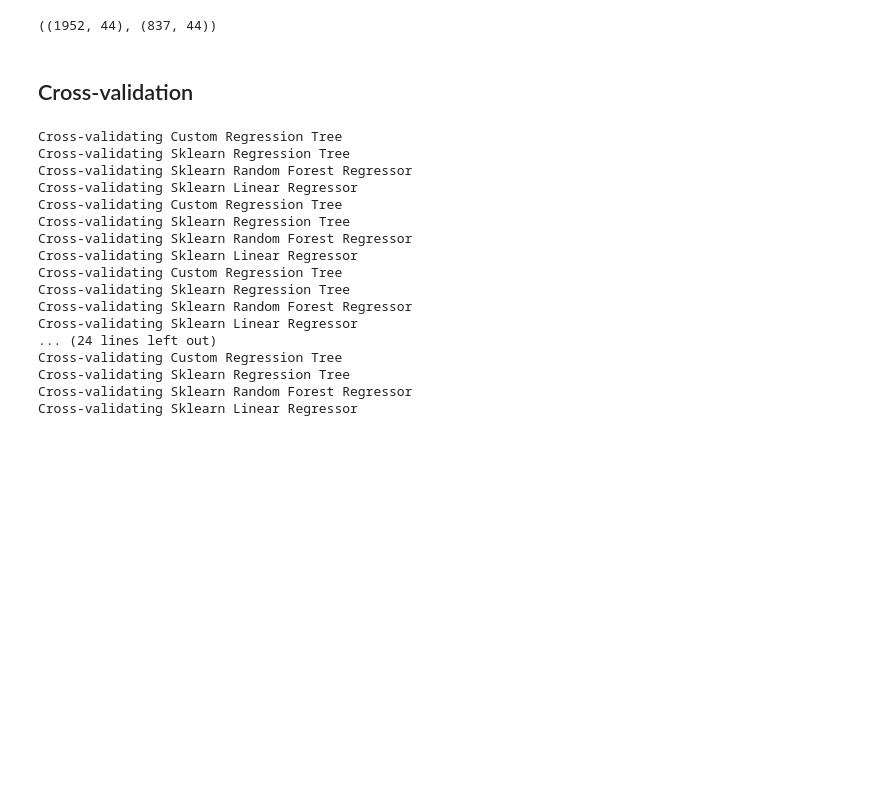
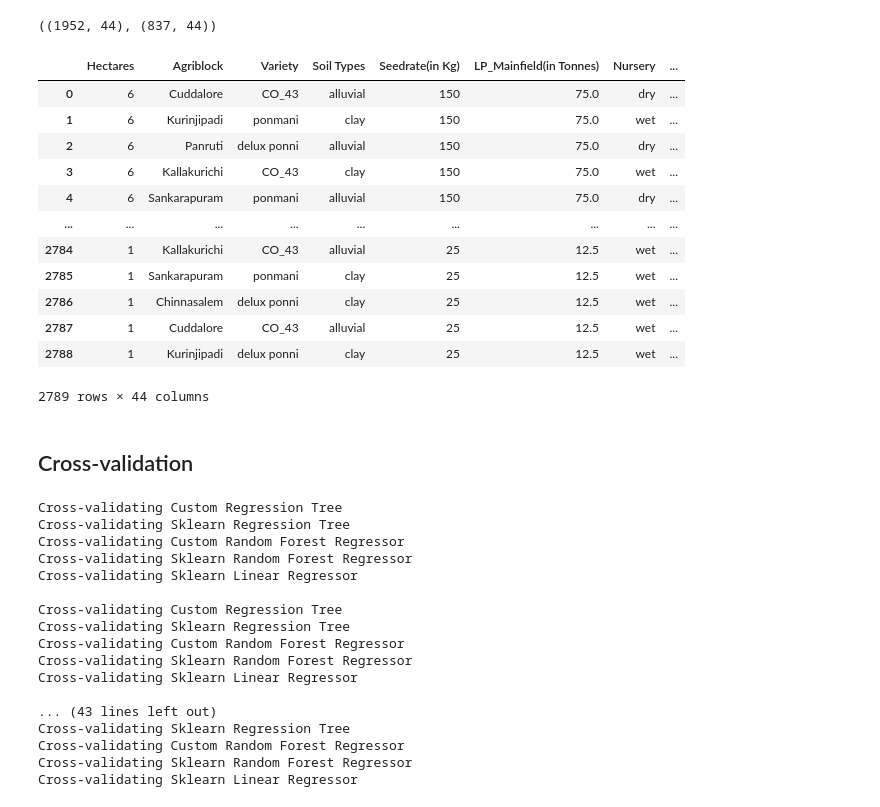
Before and after one commit to c71qu3/ml, a Jupyter notebook: assignment_2/notebooks/RicePaddyModeling.ipynb, the cells around one changed output. Cells and saved outputs as stored; diff of their text form; code cells hidden in the pictures; blank space fills up the shorter version.

```diff
--- a/assignment_2/notebooks/RicePaddyModeling.ipynb
+++ b/assignment_2/notebooks/RicePaddyModeling.ipynb
@@ -129,6 +130,22 @@ df_train, df_test = train_test_split(df_paddies, train_size=0.7, shuffle=True, r
 df_train.shape, df_test.shape
 # %% [output]
 ((1952, 44), (837, 44))
+# %%
+df_paddies
+# %% [output]
+|  | Hectares | Agriblock | Variety | Soil Types | Seedrate(in Kg) | LP_Mainfield(in Tonnes) | Nursery | ... |
+| 0 | 6 | Cuddalore | CO_43 | alluvial | 150 | 75.0 | dry | ... |
+| 1 | 6 | Kurinjipadi | ponmani | clay | 150 | 75.0 | wet | ... |
+| 2 | 6 | Panruti | delux ponni | alluvial | 150 | 75.0 | dry | ... |
+| 3 | 6 | Kallakurichi | CO_43 | clay | 150 | 75.0 | wet | ... |
+| 4 | 6 | Sankarapuram | ponmani | alluvial | 150 | 75.0 | dry | ... |
+| ... | ... | ... | ... | ... | ... | ... | ... | ... |
+| 2784 | 1 | Kallakurichi | CO_43 | alluvial | 25 | 12.5 | wet | ... |
+| 2785 | 1 | Sankarapuram | ponmani | clay | 25 | 12.5 | wet | ... |
+| 2786 | 1 | Chinnasalem | delux ponni | clay | 25 | 12.5 | wet | ... |
+| 2787 | 1 | Cuddalore | CO_43 | alluvial | 25 | 12.5 | wet | ... |
+| 2788 | 1 | Kurinjipadi | delux ponni | clay | 25 | 12.5 | wet | ... |
+2789 rows × 44 columns
 # %% [markdown]
 ## Cross-validation
 # %%
@@ -200,8 +217,8 @@ for train_idx, validation_idx in kf.split(df_train):
     X_train = preprocessor.fit_transform(X_train_raw)
     X_validation = preprocessor.transform(X_validation_raw)
 
-    # Cross-validate Custom Regression Tree model
-    print("Cross-validating Custom Regression Tree")
+    # Custom Regression Tree model
+    print(f"Cross-validating Custom Regression Tree")
     for params in cust_reg_tree_param_grid:
         model = "CUSTOM_REGRESSION_TREE"
         model_name = create_model_name(model=model, params=params)
@@ -217,7 +234,8 @@ for train_idx, validation_idx in kf.split(df_train):
         model_scores[model_name]["RMSE"].append(custom_reg_tree_metrics["RMSE"])
         model_scores[model_name]["MAPE"].append(custom_reg_tree_metrics["MAPE"])
 
-    print("Cross-validating Sklearn Regression Tree")
+    # SKLEARN Regression Tree model
+    print(f"Cross-validating Sklearn Regression Tree")
     for params in sklearn_tree_reg_param_grid:
         model = "SKLEARN_REGRESSION_TREE"
         model_name = create_model_name(model=model, params=params)
@@ -232,8 +250,25 @@ for train_idx, validation_idx in kf.split(df_train):
         model_scores[model_name]["RMSE"].append(reg_tree_metrics["RMSE"])
         model_scores[model_name]["MAPE"].append(reg_tree_metrics["MAPE"])
 
-    print("Cross-validating Sklearn Random Forest Regressor")
-    for params in sklearn_rand_forest_param_grid:
+    # Custom Random Forest model
+    print(f"Cross-validating Custom Random Forest Regressor")
+    for params in cust_reg_tree_param_grid:
+        model = "CUSTOM_RANDOM_FOREST"
+        model_name = create_model_name(model=model, params=params)
+        if model_name not in model_scores.keys():
+            model_scores[model_name] = {"RMSE": [], "MAPE": []}
+        cust_rand_forest_regr = CustomRandomForest(**params, random_state=RANDOM_STATE, max_features=43)
+        cust_rand_forest_regr.fit(X_train, y_train)
+
+        cust_rand_forest_preds = cust_rand_forest_regr.predict(X_validation)
+
+        cust_rand_forest_metrics = get_scores(reals=y_validation, preds=cust_rand_forest_preds)
+        model_scores[model_name]["RMSE"].append(cust_rand_forest_metrics["RMSE"])
+        model_scores[model_name]["MAPE"].append(cust_rand_forest_metrics["MAPE"])
+
+    # SKLEARN Random Forest model
+    print(f"Cross-validating Sklearn Random Forest Regressor")
+    for params in sklearn_tree_reg_param_grid:
         model = "SKLEARN_RANDOM_FOREST"
         model_name = create_model_name(model=model, params=params)
         if model_name not in model_scores.keys():
@@ -247,7 +282,8 @@ for train_idx, validation_idx in kf.split(df_train):
         model_scores[model_name]["RMSE"].append(rand_forest_metrics["RMSE"])
         model_scores[model_name]["MAPE"].append(rand_forest_metrics["MAPE"])
 
-    print("Cross-validating Sklearn Linear Regressor")
+    # SKLEARN lasso Regression model
+    print(f"Cross-validating Sklearn Linear Regressor\n")
     for params in sklearn_linear_reg_param_grid:
         model = "SKLEARN_LINEAR_REGRESSOR"
         model_name = create_model_name(model=model, params=params)
@@ -261,27 +297,24 @@ for train_idx, validation_idx in kf.split(df_train):
         lasso_metrics = get_scores(reals=y_validation, preds=lasso_preds)
         model_scores[model_name]["RMSE"].append(lasso_metrics["RMSE"])
         model_scores[model_name]["MAPE"].append(lasso_metrics["MAPE"])
-
-    # Cross-validate Sklearn Regression Tree model
-    # TO DO: Implement
 # %% [output]
 Cross-validating Custom Regression Tree
 Cross-validating Sklearn Regression Tree
+Cross-validating Custom Random Forest Regressor
 Cross-validating Sklearn Random Forest Regressor
 Cross-validating Sklearn Linear Regressor
+
 Cross-validating Custom Regression Tree
 Cross-validating Sklearn Regression Tree
+Cross-validating Custom Random Forest Regressor
 Cross-validating Sklearn Random Forest Regressor
 Cross-validating Sklearn Linear Regressor
-Cross-validating Custom Regression Tree
+
+... (43 lines left out)
 Cross-validating Sklearn Regression Tree
+Cross-validating Custom Random Forest Regressor
 Cross-validating Sklearn Random Forest Regressor
 Cross-validating Sklearn Linear Regressor
-... (24 lines left out)
-Cross-validating Custom Regression Tree
-Cross-validating Sklearn Regression Tree
-Cross-validating Sklearn Random Forest Regressor
-Cross-validating Sklearn Linear Regressor
 # %%
 unique_model_types = set([k.split("@")[0] for k in model_scores.keys()])
 unique_model_types
```
Also changed, not shown: parts of 11 cells of this notebook, 4 other files.
